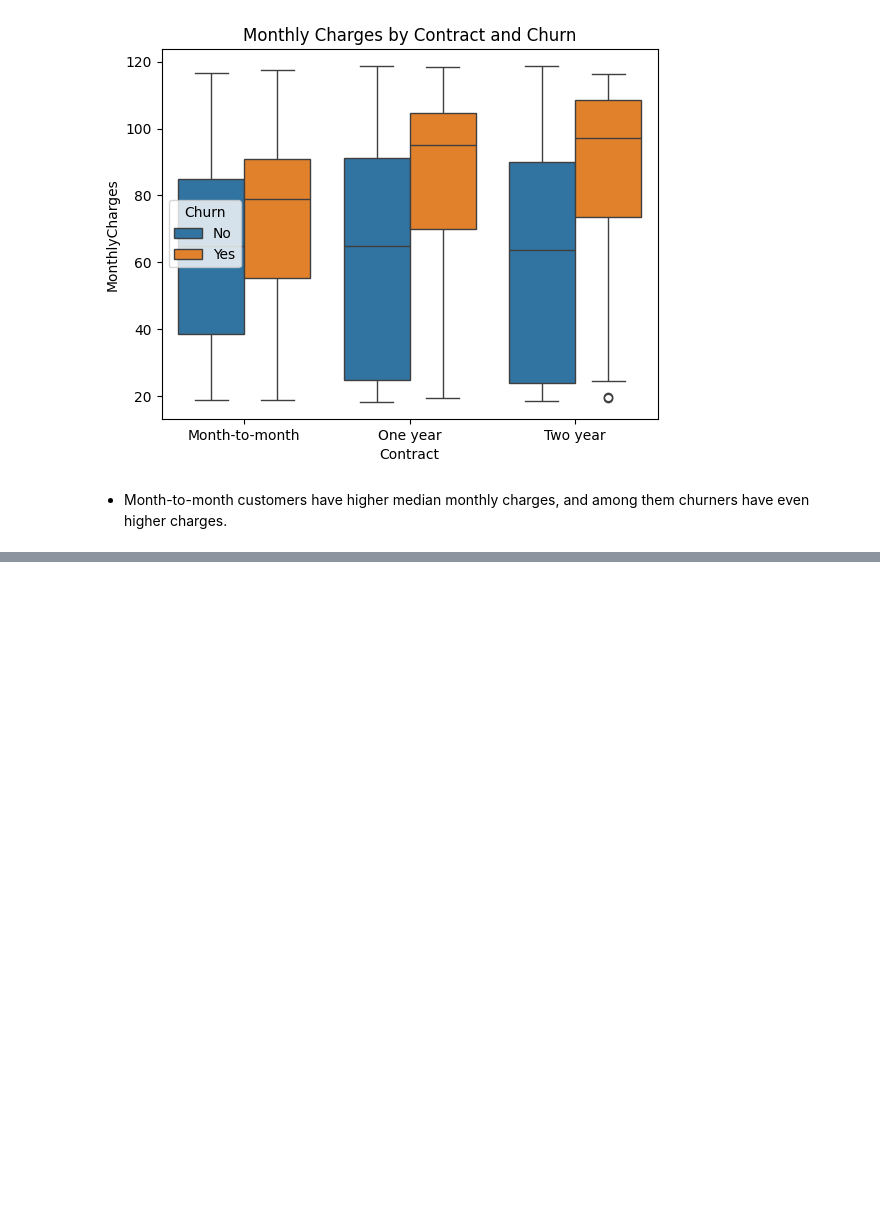
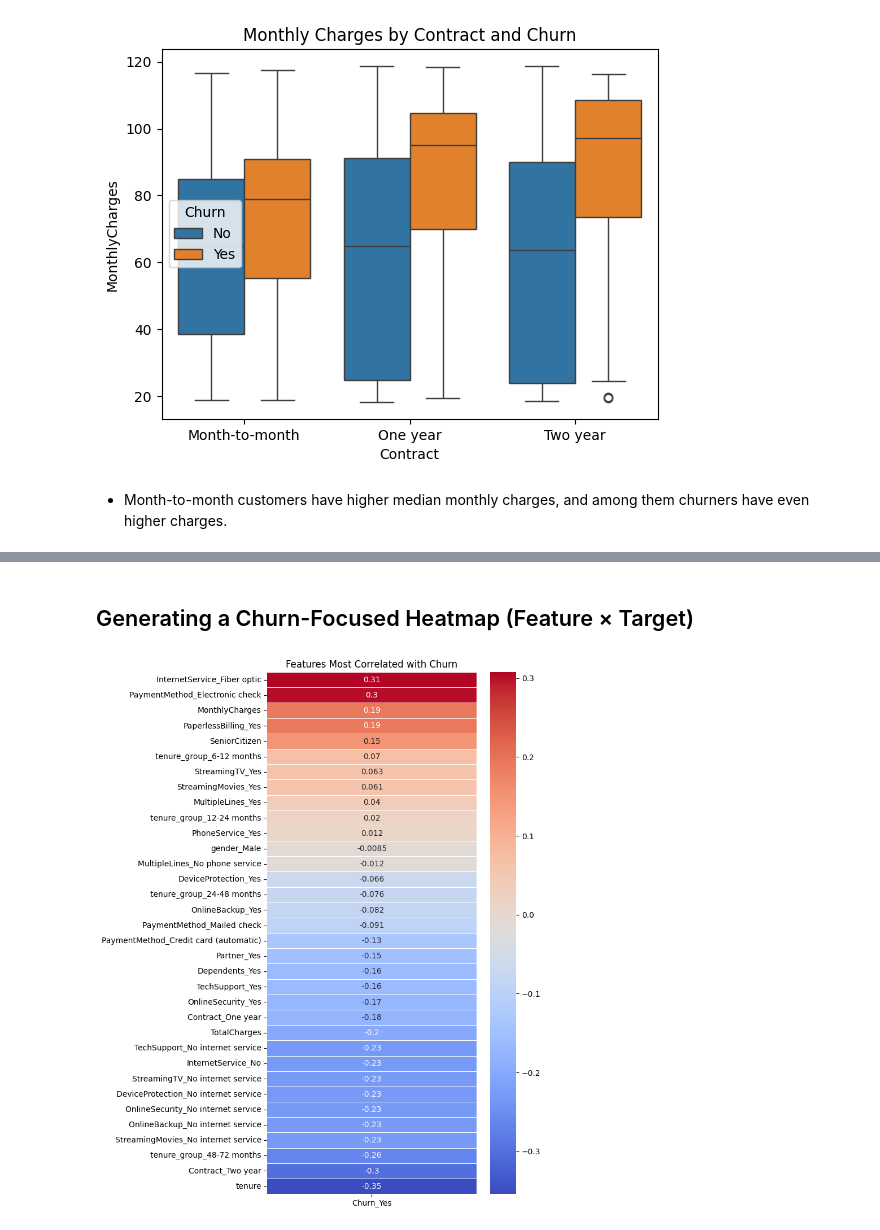
Before and after one commit to jnagabooshanam-hub/ChurnPrediction_Project, a Jupyter notebook: Customer_Churn_2026.ipynb, the cells around one changed output, grey strips where cells are left out. Saved outputs shown, nothing was run; the diff lists cells and outputs as text; code cells hidden in the pictures; blank space fills up the shorter version.

```diff
--- a/Customer_Churn_2026.ipynb
+++ b/Customer_Churn_2026.ipynb
@@ -521,0 +480,31 @@ KeyError: "['age', 'Service_Price', 'tenure_days', 'product', 'Service_type', 'c
+# %% [markdown]
+## Generating a Churn-Focused Heatmap (Feature × Target)
+# %%
+data_to_process = df.drop(columns=["customerID"])
+
+data_to_process["TotalCharges"] = pd.to_numeric(data_to_process["TotalCharges"], errors="coerce")
+
+df_encoded = pd.get_dummies(data_to_process, drop_first=True)
+
+corr = df_encoded.corr()
+
+churn_corr = corr[["Churn_Yes"]].sort_values(
+    by="Churn_Yes",
+    ascending=False
+)
+
+churn_corr = churn_corr.drop(index="Churn_Yes")
+
+plt.figure(figsize=(6,12))
+
+sns.heatmap(
+    churn_corr,
+    annot=True,
+    cmap="coolwarm",
+    linewidths=0.5
+)
+
+plt.title("Features Most Correlated with Churn")
+plt.show()
+# %% [output]
+[figure, added]
```
Also changed, not shown: parts of 47 cells of this notebook, 1 other file.
